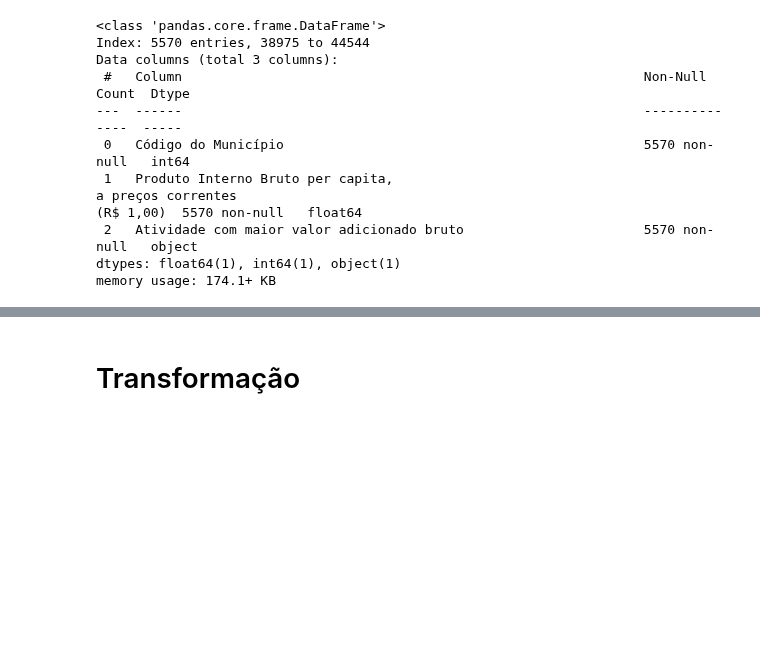
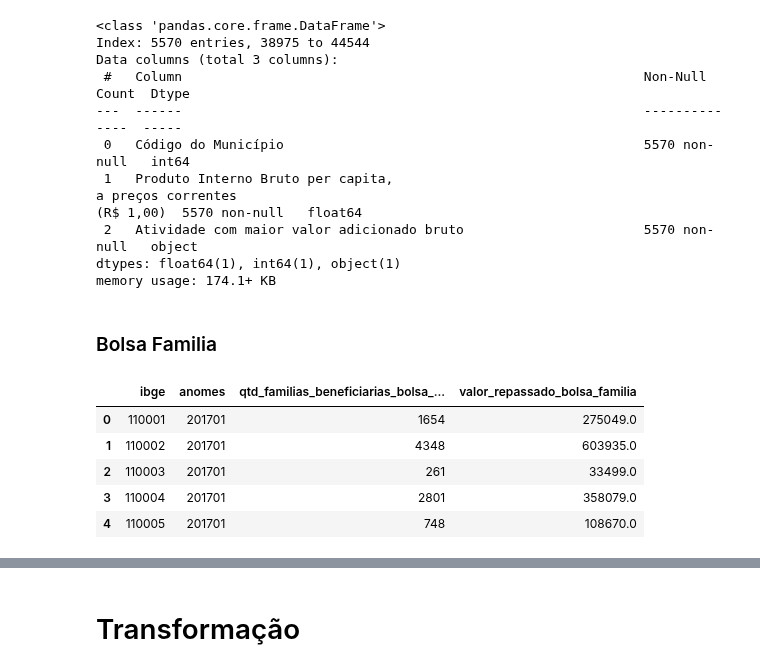
Before and after one commit to AHChaves/IC-InSAN, a Jupyter notebook: Integracao/integracao_2017.ipynb, the cells around one changed output, grey strips where cells are left out. Cells and saved outputs as stored; diff of their text form; code cells hidden in the pictures; blank space fills up the shorter version.

```diff
--- a/Integracao/integracao_2017.ipynb
+++ b/Integracao/integracao_2017.ipynb
@@ -8,6 +8,8 @@ Utilizando o metodo `%run` para rodar as funções gerais, que poderão ser util
 Importando as tabelas referentes aos ano
 # %%
 PAM_2017 = pd.read_excel("../dataset/Producao Alimentar/Tipos de Alimento/PAM_2017.xlsx")
+# %%
+bolsa_familia = pd.read_csv("../dataset/Social/Projetos Sociais/Bolsa_Familia_2017.csv")
 # %%
 pib_Munic = pd.read_excel("../dataset/Economico/Renda e Desenvolvimento/PIB/PIB-Munic.xlsx")
 pib_Munic_BD = pd.read_excel("../dataset/Economico/Renda e Desenvolvimento/PIB/PIB dos Municбpios - base de dados 2010-2021.xlsx")
@@ -67,3 +69,14 @@ a preços correntes
  2   Atividade com maior valor adicionado bruto                       5570 non-null   object
 dtypes: float64(1), int64(1), object(1)
 memory usage: 174.1+ KB
+# %% [markdown]
+### Bolsa Familia
+# %%
+bolsa_familia.head()
+# %% [output]
+|  | ibge | anomes | qtd_familias_beneficiarias_bolsa_... | valor_repassado_bolsa_familia |
+| 0 | 110001 | 201701 | 1654 | 275049.0 |
+| 1 | 110002 | 201701 | 4348 | 603935.0 |
+| 2 | 110003 | 201701 | 261 | 33499.0 |
+| 3 | 110004 | 201701 | 2801 | 358079.0 |
+| 4 | 110005 | 201701 | 748 | 108670.0 |
```
Also changed, not shown: parts of 6 cells of this notebook, 3 other files.
